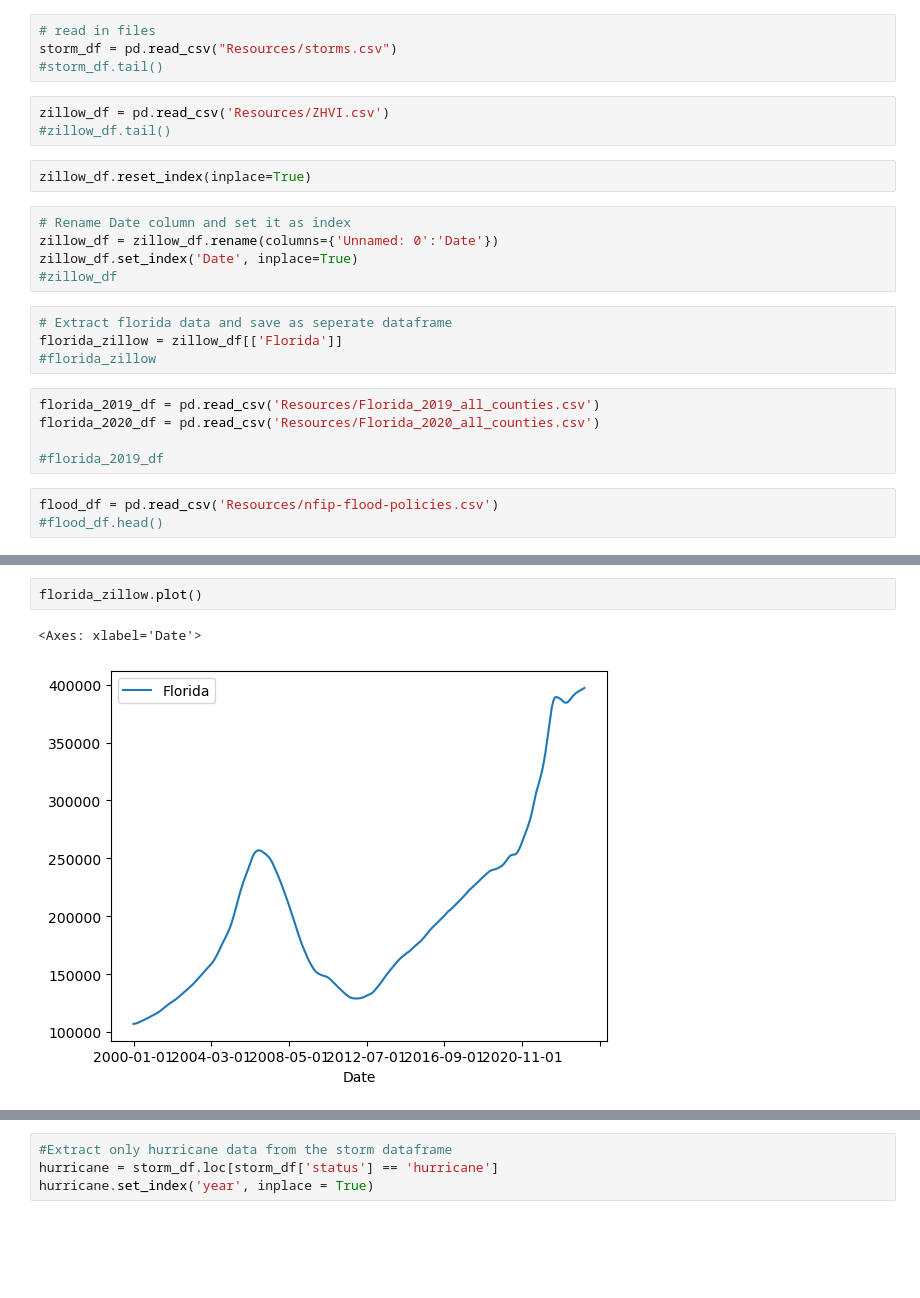
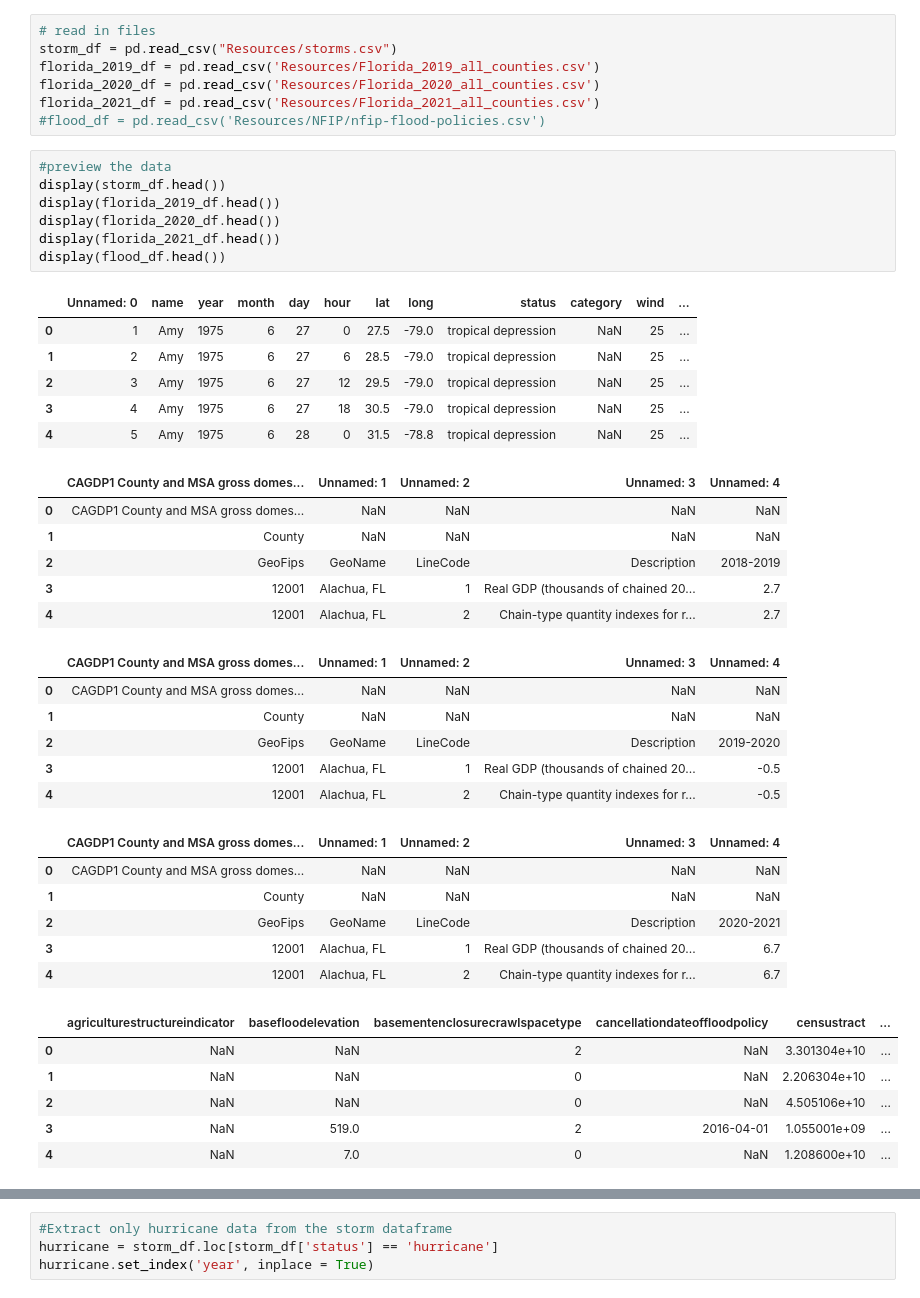
Before and after one commit to UDoWhile/Project-1, a Jupyter notebook: main.ipynb, the cells around one changed output, grey strips where cells are left out. Cells and saved outputs as stored; diff of their text form; blank space fills up the shorter version.

```diff
--- a/main.ipynb
+++ b/main.ipynb
@@ -6,26 +7,45 @@ import pandas as pd
 # %%
 # read in files
 storm_df = pd.read_csv("Resources/storms.csv")
-#storm_df.tail()
+florida_2019_df = pd.read_csv('Resources/Florida_2019_all_counties.csv')
+florida_2020_df = pd.read_csv('Resources/Florida_2020_all_counties.csv')
+florida_2021_df = pd.read_csv('Resources/Florida_2021_all_counties.csv')
+#flood_df = pd.read_csv('Resources/NFIP/nfip-flood-policies.csv')
-# %%
-zillow_df = pd.read_csv('Resources/ZHVI.csv')
-#zillow_df.tail()
-# %%
-zillow_df.reset_index(inplace=True)
-# %%
-# Rename Date column and set it as index
-zillow_df = zillow_df.rename(columns={'Unnamed: 0':'Date'})
-zillow_df.set_index('Date', inplace=True)
-#zillow_df
-# %%
-# Extract florida data and save as seperate dataframe
-florida_zillow = zillow_df[['Florida']]
-#florida_zillow
-# %%
-florida_2019_df = pd.read_csv('Resources/Florida_2019_all_counties.csv')
-florida_2020_df = pd.read_csv('Resources/Florida_2020_all_counties.csv')
-
-#florida_2019_df
 # %%
-flood_df = pd.read_csv('Resources/nfip-flood-policies.csv')
-#flood_df.head()
+#preview the data
+display(storm_df.head())
+display(florida_2019_df.head())
+display(florida_2020_df.head())
+display(florida_2021_df.head())
+display(flood_df.head())
+# %% [output]
+|  | Unnamed: 0 | name | year | month | day | hour | lat | long | status | category | wind | ... |
+| 0 | 1 | Amy | 1975 | 6 | 27 | 0 | 27.5 | -79.0 | tropical depression | NaN | 25 | ... |
+| 1 | 2 | Amy | 1975 | 6 | 27 | 6 | 28.5 | -79.0 | tropical depression | NaN | 25 | ... |
+| 2 | 3 | Amy | 1975 | 6 | 27 | 12 | 29.5 | -79.0 | tropical depression | NaN | 25 | ... |
+| 3 | 4 | Amy | 1975 | 6 | 27 | 18 | 30.5 | -79.0 | tropical depression | NaN | 25 | ... |
+| 4 | 5 | Amy | 1975 | 6 | 28 | 0 | 31.5 | -78.8 | tropical depression | NaN | 25 | ... |
+|  | CAGDP1 County and MSA gross domes... | Unnamed: 1 | Unnamed: 2 | Unnamed: 3 | Unnamed: 4 |
+| 0 | CAGDP1 County and MSA gross domes... | NaN | NaN | NaN | NaN |
+| 1 | County | NaN | NaN | NaN | NaN |
+| 2 | GeoFips | GeoName | LineCode | Description | 2018-2019 |
+| 3 | 12001 | Alachua, FL | 1 | Real GDP (thousands of chained 20... | 2.7 |
+| 4 | 12001 | Alachua, FL | 2 | Chain-type quantity indexes for r... | 2.7 |
+|  | CAGDP1 County and MSA gross domes... | Unnamed: 1 | Unnamed: 2 | Unnamed: 3 | Unnamed: 4 |
+| 0 | CAGDP1 County and MSA gross domes... | NaN | NaN | NaN | NaN |
+| 1 | County | NaN | NaN | NaN | NaN |
+| 2 | GeoFips | GeoName | LineCode | Description | 2019-2020 |
+| 3 | 12001 | Alachua, FL | 1 | Real GDP (thousands of chained 20... | -0.5 |
+| 4 | 12001 | Alachua, FL | 2 | Chain-type quantity indexes for r... | -0.5 |
+|  | CAGDP1 County and MSA gross domes... | Unnamed: 1 | Unnamed: 2 | Unnamed: 3 | Unnamed: 4 |
+| 0 | CAGDP1 County and MSA gross domes... | NaN | NaN | NaN | NaN |
+| 1 | County | NaN | NaN | NaN | NaN |
+| 2 | GeoFips | GeoName | LineCode | Description | 2020-2021 |
+| 3 | 12001 | Alachua, FL | 1 | Real GDP (thousands of chained 20... | 6.7 |
+| 4 | 12001 | Alachua, FL | 2 | Chain-type quantity indexes for r... | 6.7 |
+|  | agriculturestructureindicator | basefloodelevation | basementenclosurecrawlspacetype | cancellationdateoffloodpolicy | censustract | ... |
+| 0 | NaN | NaN | 2 | NaN | 3.301304e+10 | ... |
+| 1 | NaN | NaN | 0 | NaN | 2.206304e+10 | ... |
+| 2 | NaN | NaN | 0 | NaN | 4.505106e+10 | ... |
+| 3 | NaN | 519.0 | 2 | 2016-04-01 | 1.055001e+09 | ... |
+| 4 | NaN | 7.0 | 0 | NaN | 1.208600e+10 | ... |
@@ -32,6 +53 @@ flood_df = pd.read_csv('Resources/nfip-flood-policies.csv')
-# %%
-florida_zillow.plot()
-# %% [output]
-<Axes: xlabel='Date'>
-[figure, removed]
 # %%
```
Also changed, not shown: parts of 6 cells of this notebook.
